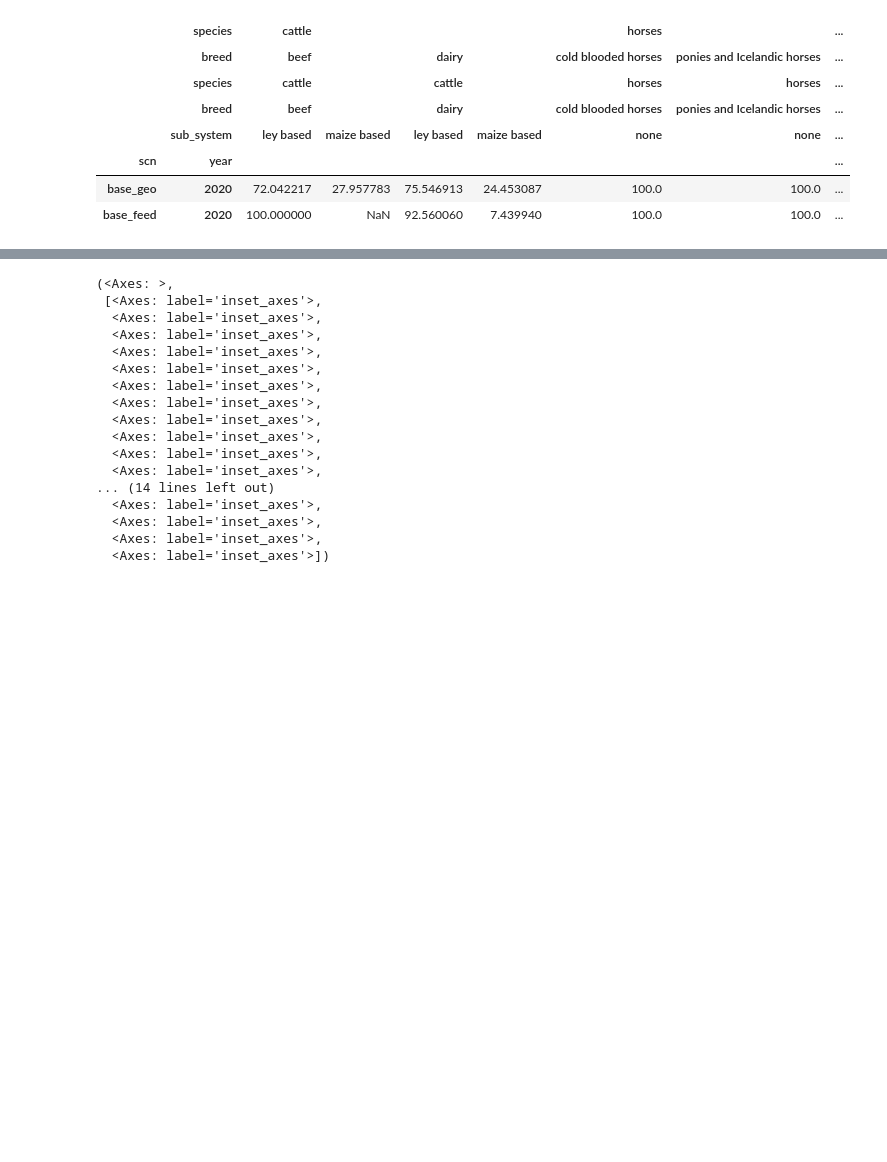
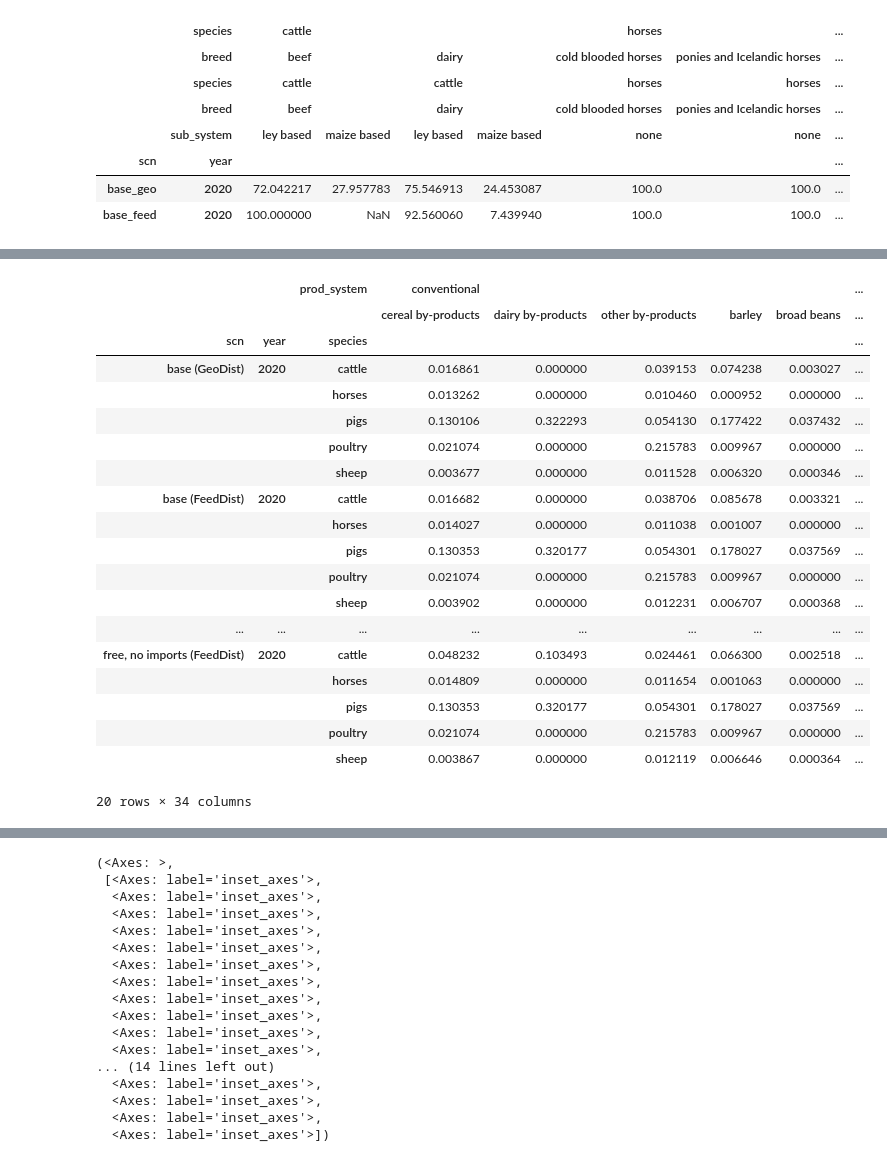
Before and after one commit to SLU-foodsystems/CIBUSmod, a Jupyter notebook: notebooks/feed_dist_example.ipynb, the cells around one changed output, grey strips where cells are left out. Cells and saved outputs as stored; diff of their text form; code cells hidden in the pictures; blank space fills up the shorter version.

```diff
--- a/notebooks/feed_dist_example.ipynb
+++ b/notebooks/feed_dist_example.ipynb
@@ -317,0 +339,23 @@ for idx in rations.loc[['cattle']].index.droplevel(['animal','scn']).unique():
+# %%
+d_frac.droplevel(0, axis=1)
+# %% [output]
+|  |  | prod_system | conventional |  |  |  |  | ... |
+|  |  |  | cereal by-products | dairy by-products | other by-products | barley | broad beans | ... |
+| scn | year | species |  |  |  |  |  | ... |
+| base (GeoDist) | 2020 | cattle | 0.016861 | 0.000000 | 0.039153 | 0.074238 | 0.003027 | ... |
+|  |  | horses | 0.013262 | 0.000000 | 0.010460 | 0.000952 | 0.000000 | ... |
+|  |  | pigs | 0.130106 | 0.322293 | 0.054130 | 0.177422 | 0.037432 | ... |
+|  |  | poultry | 0.021074 | 0.000000 | 0.215783 | 0.009967 | 0.000000 | ... |
+|  |  | sheep | 0.003677 | 0.000000 | 0.011528 | 0.006320 | 0.000346 | ... |
+| base (FeedDist) | 2020 | cattle | 0.016682 | 0.000000 | 0.038706 | 0.085678 | 0.003321 | ... |
+|  |  | horses | 0.014027 | 0.000000 | 0.011038 | 0.001007 | 0.000000 | ... |
+|  |  | pigs | 0.130353 | 0.320177 | 0.054301 | 0.178027 | 0.037569 | ... |
+|  |  | poultry | 0.021074 | 0.000000 | 0.215783 | 0.009967 | 0.000000 | ... |
+|  |  | sheep | 0.003902 | 0.000000 | 0.012231 | 0.006707 | 0.000368 | ... |
+| ... | ... | ... | ... | ... | ... | ... | ... | ... |
+| free, no imports (FeedDist) | 2020 | cattle | 0.048232 | 0.103493 | 0.024461 | 0.066300 | 0.002518 | ... |
+|  |  | horses | 0.014809 | 0.000000 | 0.011654 | 0.001063 | 0.000000 | ... |
+|  |  | pigs | 0.130353 | 0.320177 | 0.054301 | 0.178027 | 0.037569 | ... |
+|  |  | poultry | 0.021074 | 0.000000 | 0.215783 | 0.009967 | 0.000000 | ... |
+|  |  | sheep | 0.003867 | 0.000000 | 0.012119 | 0.006646 | 0.000364 | ... |
+20 rows × 34 columns
```
Also changed, not shown: parts of 15 cells of this notebook, 3 other files.
